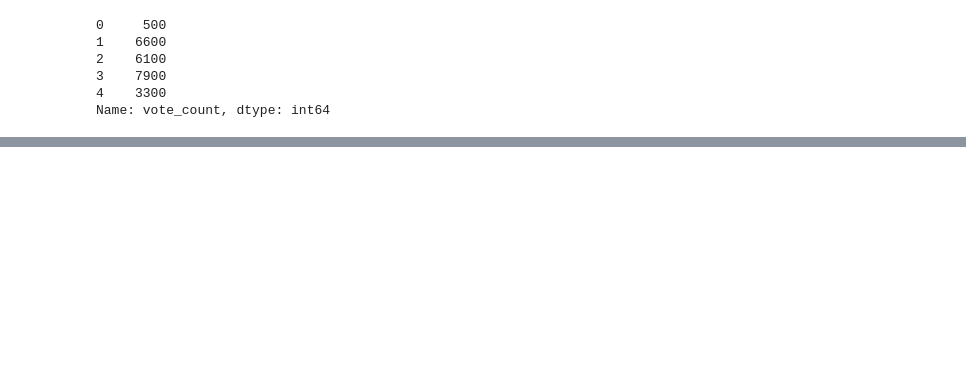
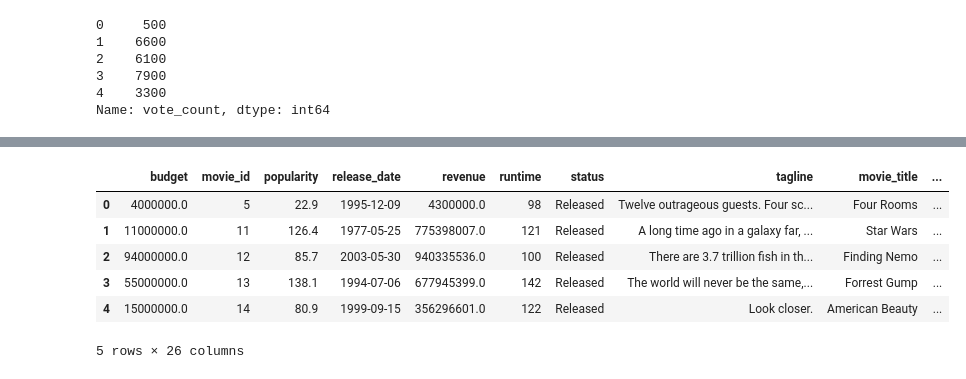
Before and after one commit to riosrose/UCB_project4_group6, a Jupyter notebook: cleaned_up.ipynb, the cells around one changed output, grey strips where cells are left out. Saved outputs shown, nothing was run; the diff lists cells and outputs as text; code cells hidden in the pictures; blank space fills up the shorter version.

```diff
--- a/cleaned_up.ipynb
+++ b/cleaned_up.ipynb
@@ -712,0 +623,4 @@ cleaned_merged_df
+# %%
+# Drop all the null values
+final_movies_df = final_movies_df.dropna()
+final_movies_df.head(5)
@@ -719,15 +641,15 @@ def convert_vote_count(value):
             # Remove the 'K' and multiply by 1000
             return int(float(value.replace('K', '')) * 1000)
         else:
-            # Handle other cases if needed (e.g., 'M' for millions)
+            # Handle other cases if needed
             return int(value)
     return int(value)
 
 # Apply the function to the 'vote_count' column
-cleaned_merged_df['vote_count'] = cleaned_merged_df['vote_count'].apply(convert_vote_count)
+final_movies_df['vote_count'] = final_movies_df['vote_count'].apply(convert_vote_count)
 
 # Verify the column after conversion
-print(cleaned_merged_df['vote_count'].head())
+print(final_movies_df['vote_count'].head())
 # %% [output]
 0     500
 1    6600
@@ -782,0 +660,29 @@ cleaned_merged_df
+# %%
+# Convert the float(s) into integer and object(s) into float datatype
+final_movies_df = final_movies_df.astype({
+    'movie_id': 'int',
+    'runtime': 'int',
+    'vote_count': 'int',
+    'year_of_release': 'int',
+    'actor_id': 'int',
+    'director_id': 'int',
+    'popularity': 'float'
+})
+
+# Remove the dollar sign and commas from 'revenue' and 'budget' columns
+final_movies_df['revenue'] = final_movies_df['revenue'].replace({'\$': '', ',': ''}, regex=True)
+final_movies_df['budget'] = final_movies_df['budget'].replace({'\$': '', ',': ''}, regex=True)
+
+# Convert both 'revenue' and 'budget' columns to float using pd.to_numeric to handle large numbers safely
+final_movies_df['revenue'] = pd.to_numeric(final_movies_df['revenue'], errors='coerce', downcast='float')
+final_movies_df['budget'] = pd.to_numeric(final_movies_df['budget'], errors='coerce', downcast='float')
+
+# Convert 'oscar_year' to numeric, coercing invalid entries to NaN and drop it
+final_movies_df['oscar_year'] = pd.to_numeric(final_movies_df['oscar_year'], errors='coerce')
+final_movies_df['oscar_year'] = final_movies_df['oscar_year'].fillna(0)
+
+# Convert the column to integer
+final_movies_df['oscar_year'] = final_movies_df['oscar_year'].astype(int)
+
+# Verify the conversion by printing the first 5 rows of both columns
+print(final_movies_df[['revenue', 'budget', 'oscar_year']].head(5))
@@ -782,0 +738,11 @@ cleaned_merged_df
+# %%
+# Display the cleaned dataframe
+final_movies_df.head(5)
+# %% [output]
+|  | budget | movie_id | popularity | release_date | revenue | runtime | status | tagline | movie_title | ... |
+| 0 | 4000000.0 | 5 | 22.9 | 1995-12-09 | 4300000.0 | 98 | Released | Twelve outrageous guests. Four sc... | Four Rooms | ... |
+| 1 | 11000000.0 | 11 | 126.4 | 1977-05-25 | 775398007.0 | 121 | Released | A long time ago in a galaxy far, ... | Star Wars | ... |
+| 2 | 94000000.0 | 12 | 85.7 | 2003-05-30 | 940335536.0 | 100 | Released | There are 3.7 trillion fish in th... | Finding Nemo | ... |
+| 3 | 55000000.0 | 13 | 138.1 | 1994-07-06 | 677945399.0 | 142 | Released | The world will never be the same,... | Forrest Gump | ... |
+| 4 | 15000000.0 | 14 | 80.9 | 1999-09-15 | 356296601.0 | 122 | Released | Look closer. | American Beauty | ... |
+5 rows × 26 columns
```
Also changed, not shown: parts of 31 cells of this notebook, 1 other file.
